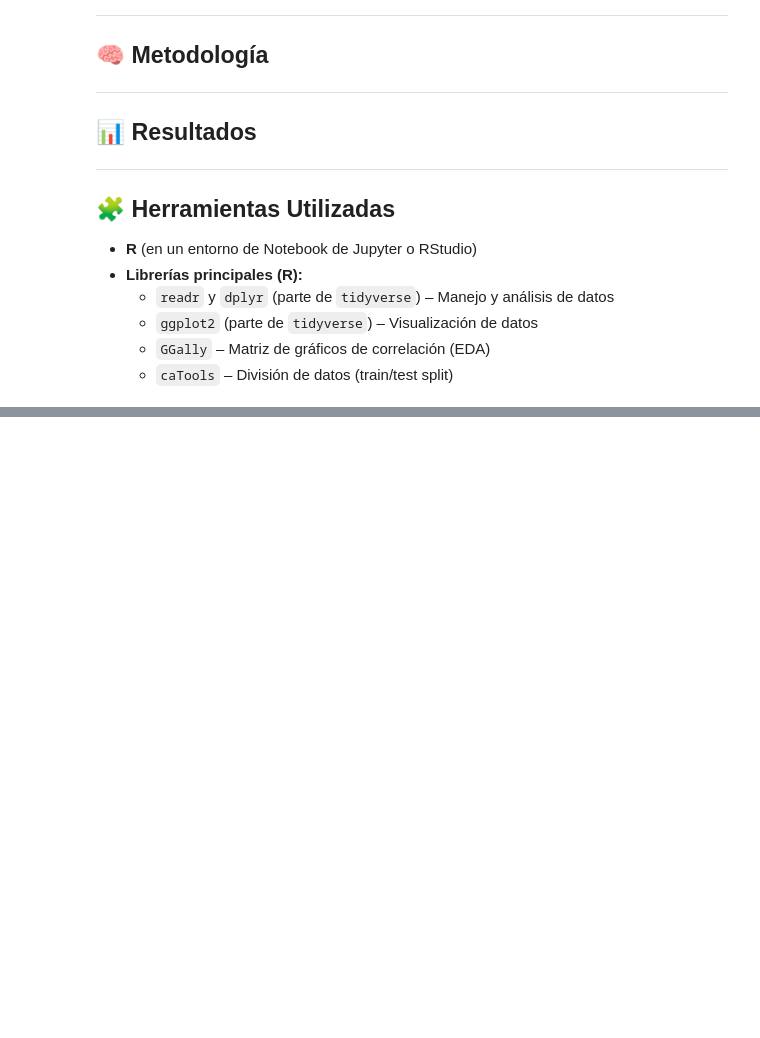
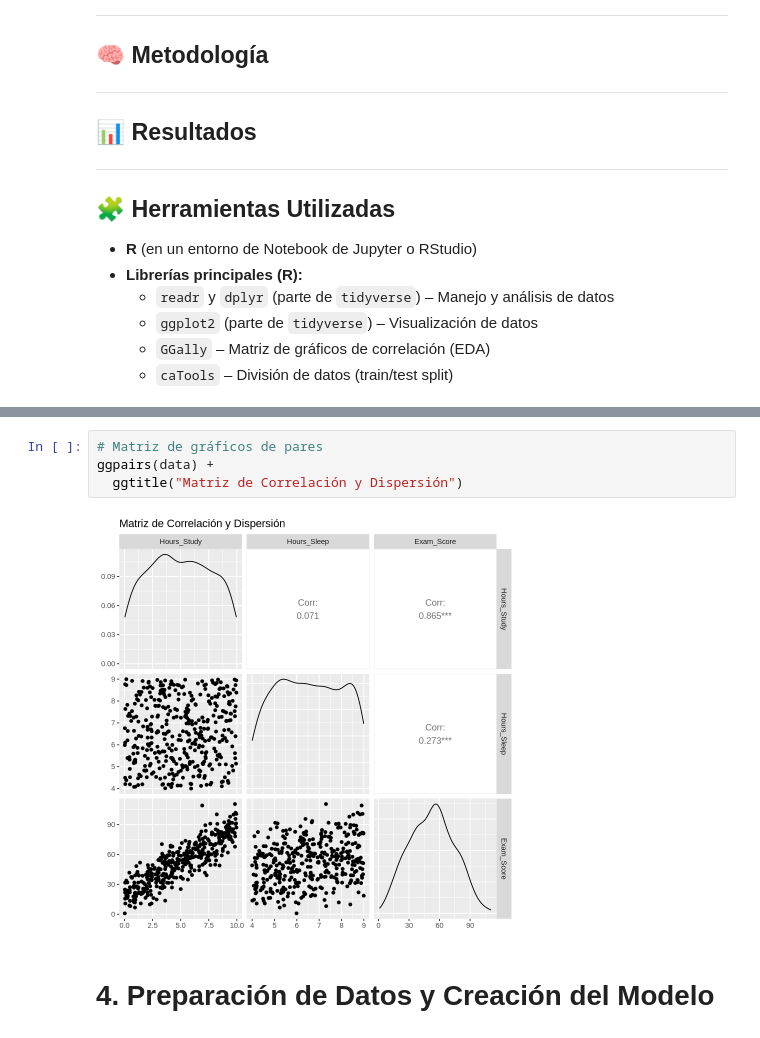
Before and after one commit to TZeik/icc321-2025-ie03, a Jupyter notebook: informe_investigacion_3.ipynb, the cells around one changed output, grey strips where cells are left out. Saved outputs shown, nothing was run; the diff lists cells and outputs as text; blank space fills up the shorter version.

```diff
--- a/informe_investigacion_3.ipynb
+++ b/informe_investigacion_3.ipynb
@@ -46,0 +137,8 @@ A través de este modelo, se busca analizar cómo estos factores influyen en el
+# %%
+# Matriz de gráficos de pares
+ggpairs(data) +
+  ggtitle("Matriz de Correlación y Dispersión")
+# %% [output]
+[figure, added]
+# %% [markdown]
+# 4. Preparación de Datos y Creación del Modelo
```
Also changed, not shown: parts of 12 cells of this notebook.
